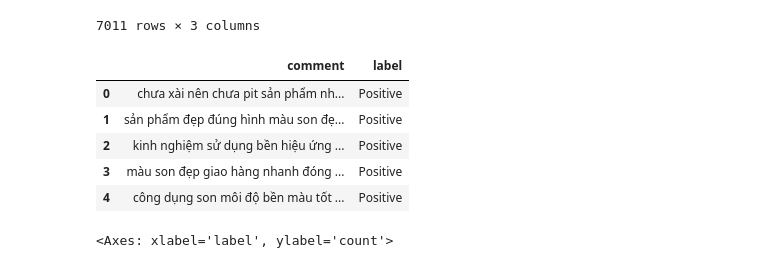
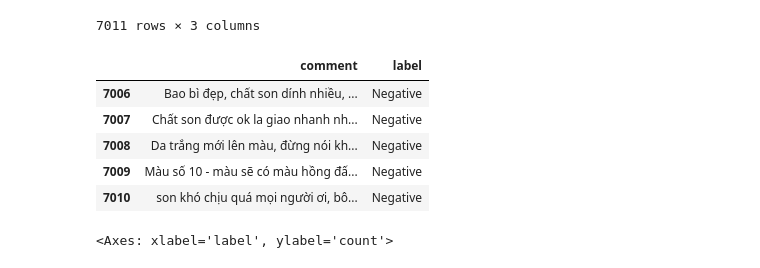
Before and after one commit to hynhuynh/Crawling-data-VNese_sentiment_analysis_by_CNN_BiLSTM, a Jupyter notebook: CNN_and_Bi_LSTM_Vietnamese_sentiment_analysis.ipynb, the cells around one changed output. Cells and saved outputs as stored; diff of their text form; code cells hidden in the pictures.

```diff
--- a/CNN_and_Bi_LSTM_Vietnamese_sentiment_analysis.ipynb
+++ b/CNN_and_Bi_LSTM_Vietnamese_sentiment_analysis.ipynb
@@ -92,18 +93,18 @@ df
 # %%
 '''
 score <= 3 : Negative
 score 4-5: Positive
 '''
 df['label'] = df['rating'].apply(lambda rating: 'Negative' if rating <= 3 else 'Positive')
 df.drop(columns = ['username','rating'], inplace = True)
-df.head()
+df.tail()
 # %% [output]
 |  | comment | label |
-| 0 | chưa xài nên chưa pit sản phẩm nh... | Positive |
-| 1 | sản phẩm đẹp đúng hình màu son đẹ... | Positive |
-| 2 | kinh nghiệm sử dụng bền hiệu ứng ... | Positive |
-| 3 | màu son đẹp giao hàng nhanh đóng ... | Positive |
-| 4 | công dụng son môi độ bền màu tốt ... | Positive |
+| 7006 | Bao bì đẹp, chất son dính nhiều, ... | Negative |
+| 7007 | Chất son được ok la giao nhanh nh... | Negative |
+| 7008 | Da trắng mới lên màu, đừng nói kh... | Negative |
+| 7009 | Màu số 10 - màu sẽ có màu hồng đấ... | Negative |
+| 7010 | son khó chịu quá mọi người ơi, bô... | Negative |
 # %%
 sns.countplot(data=df, x='label')
 # %% [output]
```
Also changed, not shown: parts of 15 cells of this notebook.
